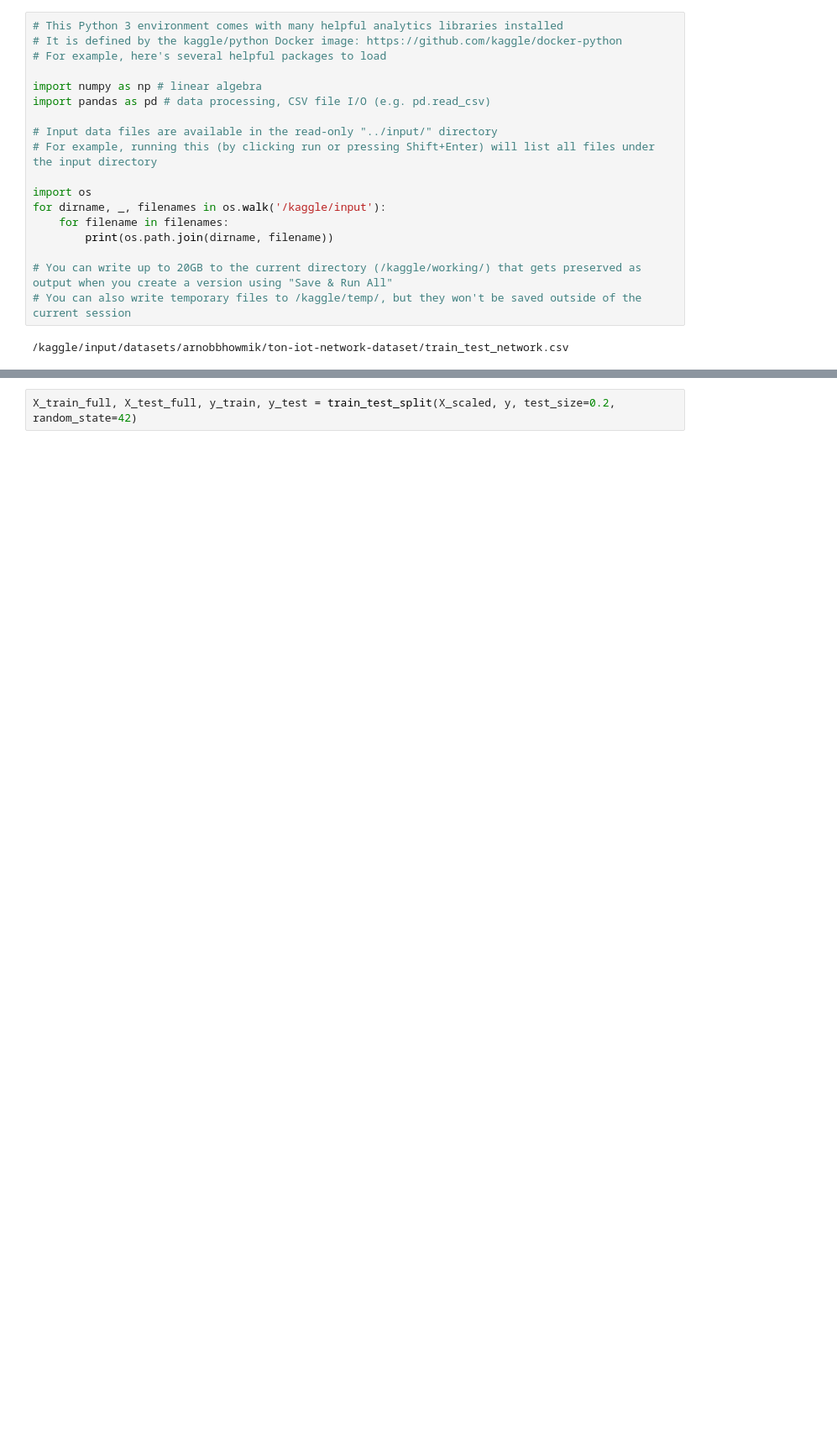
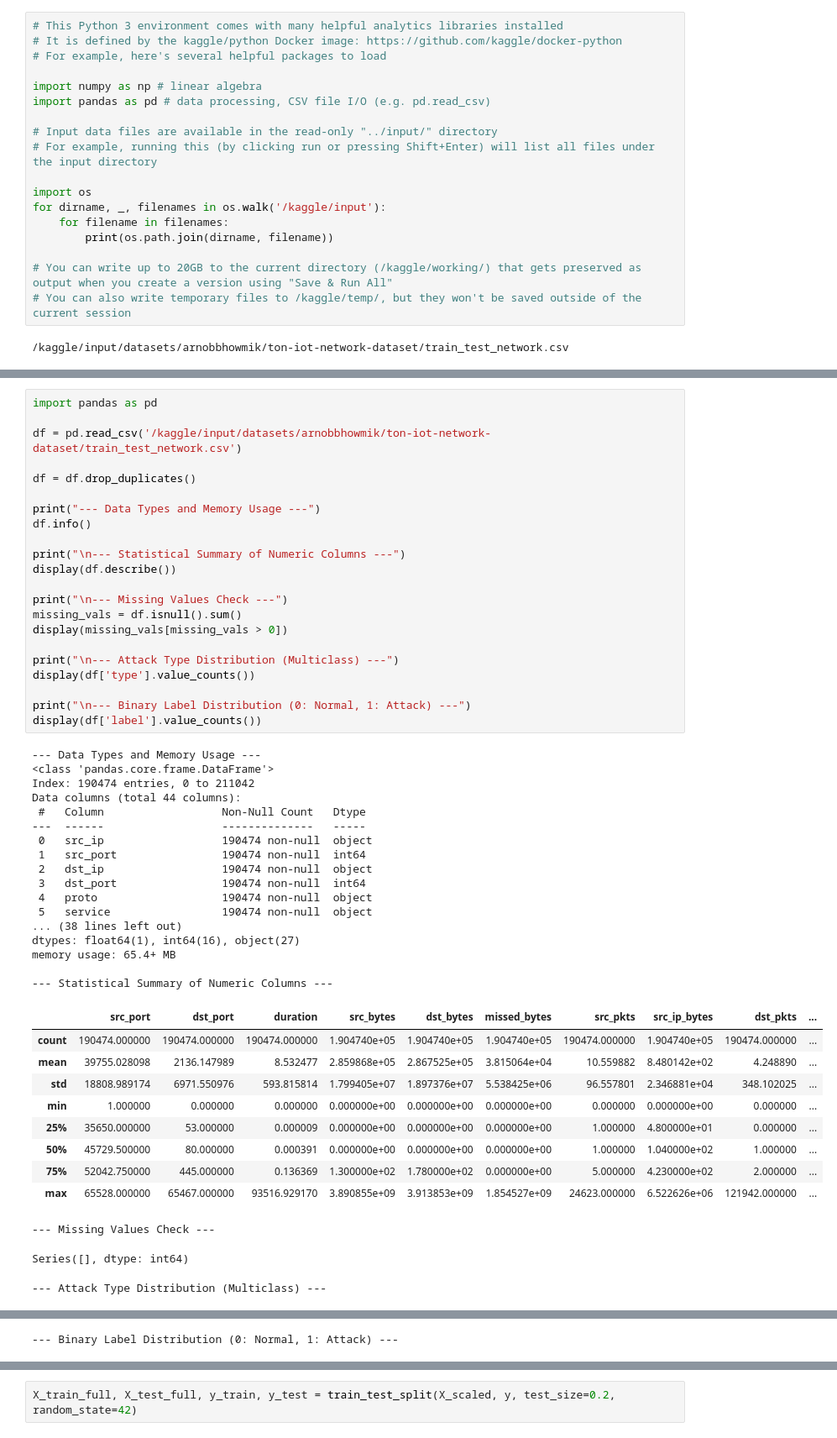
Before and after one commit to MahmoudMans/ton_iot_dataset, a Jupyter notebook: project-ton-iotnetwork-cnn.ipynb, the cells around one changed output, grey strips where cells are left out. Shown at 84% size. Saved outputs shown, nothing was run; the diff lists cells and outputs as text; blank space fills up the shorter version.

```diff
--- a/project-ton-iotnetwork-cnn.ipynb
+++ b/project-ton-iotnetwork-cnn.ipynb
@@ -41,0 +33,52 @@ W0000 00:00:1775850021.489515      23 computation_placer.cc:177] computation pla
+# %%
+import pandas as pd
+
+df = pd.read_csv('/kaggle/input/datasets/arnobbhowmik/ton-iot-network-dataset/train_test_network.csv')
+
+df = df.drop_duplicates()
+
+print("--- Data Types and Memory Usage ---")
+df.info()
+
+print("\n--- Statistical Summary of Numeric Columns ---")
+display(df.describe())
+
+print("\n--- Missing Values Check ---")
+missing_vals = df.isnull().sum()
+display(missing_vals[missing_vals > 0])
+
+print("\n--- Attack Type Distribution (Multiclass) ---")
+display(df['type'].value_counts())
+
+print("\n--- Binary Label Distribution (0: Normal, 1: Attack) ---")
+display(df['label'].value_counts())
+# %% [output]
+--- Data Types and Memory Usage ---
+<class 'pandas.core.frame.DataFrame'>
+Index: 190474 entries, 0 to 211042
+Data columns (total 44 columns):
+ #   Column                  Non-Null Count   Dtype
+---  ------                  --------------   -----
+ 0   src_ip                  190474 non-null  object
+ 1   src_port                190474 non-null  int64
+ 2   dst_ip                  190474 non-null  object
+ 3   dst_port                190474 non-null  int64
+ 4   proto                   190474 non-null  object
+ 5   service                 190474 non-null  object
+... (38 lines left out)
+dtypes: float64(1), int64(16), object(27)
+memory usage: 65.4+ MB
+
+--- Statistical Summary of Numeric Columns ---
+|  | src_port | dst_port | duration | src_bytes | dst_bytes | missed_bytes | src_pkts | src_ip_bytes | dst_pkts | ... |
+| count | 190474.000000 | 190474.000000 | 190474.000000 | 1.904740e+05 | 1.904740e+05 | 1.904740e+05 | 190474.000000 | 1.904740e+05 | 190474.000000 | ... |
+| mean | 39755.028098 | 2136.147989 | 8.532477 | 2.859868e+05 | 2.867525e+05 | 3.815064e+04 | 10.559882 | 8.480142e+02 | 4.248890 | ... |
+| std | 18808.989174 | 6971.550976 | 593.815814 | 1.799405e+07 | 1.897376e+07 | 5.538425e+06 | 96.557801 | 2.346881e+04 | 348.102025 | ... |
+| min | 1.000000 | 0.000000 | 0.000000 | 0.000000e+00 | 0.000000e+00 | 0.000000e+00 | 0.000000 | 0.000000e+00 | 0.000000 | ... |
+| 25% | 35650.000000 | 53.000000 | 0.000009 | 0.000000e+00 | 0.000000e+00 | 0.000000e+00 | 1.000000 | 4.800000e+01 | 0.000000 | ... |
+| 50% | 45729.500000 | 80.000000 | 0.000391 | 0.000000e+00 | 0.000000e+00 | 0.000000e+00 | 1.000000 | 1.040000e+02 | 1.000000 | ... |
+| 75% | 52042.750000 | 445.000000 | 0.136369 | 1.300000e+02 | 1.780000e+02 | 0.000000e+00 | 5.000000 | 4.230000e+02 | 2.000000 | ... |
+| max | 65528.000000 | 65467.000000 | 93516.929170 | 3.890855e+09 | 3.913853e+09 | 1.854527e+09 | 24623.000000 | 6.522626e+06 | 121942.000000 | ... |
+--- Missing Values Check ---
+Series([], dtype: int64)
+--- Attack Type Distribution (Multiclass) ---
@@ -41,0 +97 @@ W0000 00:00:1775850021.489515      23 computation_placer.cc:177] computation pla
+--- Binary Label Distribution (0: Normal, 1: Attack) ---
```
Also changed, not shown: parts of 9 cells of this notebook.
